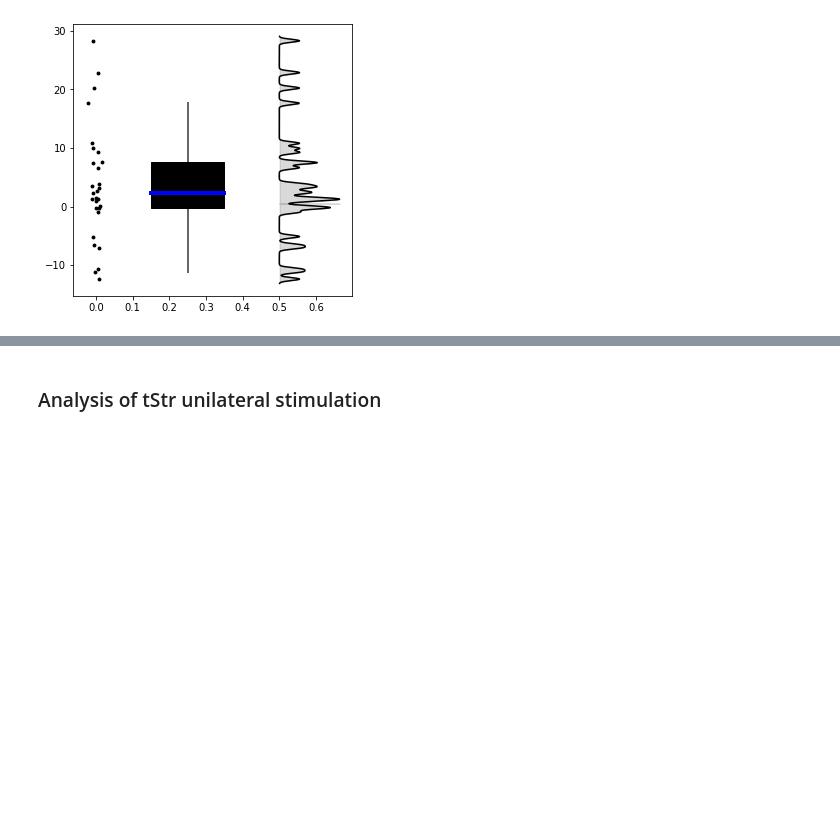
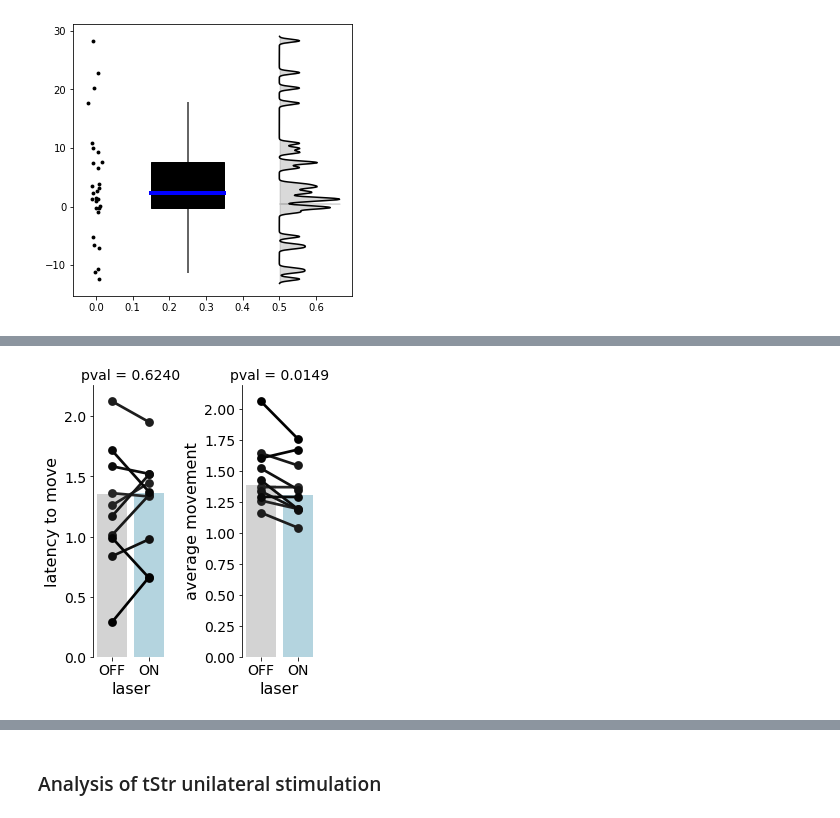
Before and after one commit to HernandoMV/BehaviouralAnalysis, a Jupyter notebook: Dopamine_optostimulation.ipynb, the cells around one changed output, grey strips where cells are left out. Saved outputs shown, nothing was run; the diff lists cells and outputs as text; code cells hidden in the pictures; blank space fills up the shorter version.

```diff
--- a/Dopamine_optostimulation.ipynb
+++ b/Dopamine_optostimulation.ipynb
@@ -677,0 +861,60 @@ triple_plot(x_pos=0,
+# %%
+
+# CORRECT LATENCY TO MOVE TO THE STIM POINT!!
+
+# create a dataframe for plotting distributions
+column_names = ['animal_id', 'isItStimTrial', 'latency_to_move', 'average_movement']
+st_df = pd.DataFrame({'animal_id': np.concatenate([fdf.loc[stim_trials_indeces].animal_id.values,
+                                                   fdf.loc[control_trials_indeces].animal_id.values]),
+                      'stim_trial': np.concatenate([np.repeat(True, len(stim_arr_movini)),
+                                                    np.repeat(False, len(control_arr_movini))]),
+                      'latency_to_move': np.concatenate([stim_arr_movini, control_arr_movini]),
+                      'average_movement': np.concatenate([stim_mov_avg, control_mov_avg]),
+                     })
+
+# convert latency to seconds
+st_df.latency_to_move = (st_df.latency_to_move - BEFORE_STIM_FRAMES) / frame_rate
+# %%
+# remove the trials in which there is no movement
+mov_mask = st_df.latency_to_move < (199 / frame_rate)
+# %%
+variables = ['latency_to_move', 'average_movement']
+
+hues = ['lightgrey', 'lightblue']
+sns.set_palette(hues)
+order_to_plot = [False, True]
+
+fig, axs = plt.subplots(1, 2, figsize=[4,5])
+axs = axs.ravel()
+fig.subplots_adjust(wspace=1)
+
+for i, variable_to_plot in enumerate(variables):
+    ax = axs[i]
+    sns.barplot(data=st_df[mov_mask], x='stim_trial', y=variable_to_plot, ci=False,
+                order=order_to_plot, hue_order=order_to_plot, ax=ax, zorder=-40)
+    sns.pointplot(data=st_df[mov_mask], x='stim_trial', y=variable_to_plot, hue='animal_id',
+                  color='black', ci=None,
+                  order=order_to_plot,
+                  ax=ax)
+    ax.get_legend().remove()
+    ax.set_xticklabels(['OFF', 'ON'])
+    ax.set_xlabel('laser', fontsize=16)
+    ax.set_ylabel(' '.join(variable_to_plot.split('_')), fontsize=16)
+    ax.tick_params(axis='both', which='major', labelsize=14)
+    ax.spines['top'].set_visible(False)
+    ax.spines['right'].set_visible(False)
+    ax.spines['bottom'].set_visible(False)
+    ax.spines['left'].set_visible(True)
+    # do stats and add them
+    dffst = st_df.groupby(['stim_trial', 'animal_id']).mean().reset_index()
+    tt = stats.ttest_rel(dffst[dffst.stim_trial==True][variable_to_plot],
+                         dffst[dffst.stim_trial==False][variable_to_plot])
+
+    ax.text(x=.5, y=ax.get_ylim()[1]*1.02, s='pval = {:.6}'.format(str(tt.pvalue)),
+                    horizontalalignment='center', fontsize=14)
+
+plt.savefig(out_dir + 'DAstim_when_inmobile_significance_' + column + '_threshold-' + str(threshold) + '.pdf',
+            transparent=True, bbox_inches='tight')
+plt.show()
+# %% [output]
+[figure, added]
```
Also changed, not shown: parts of 18 cells of this notebook.
